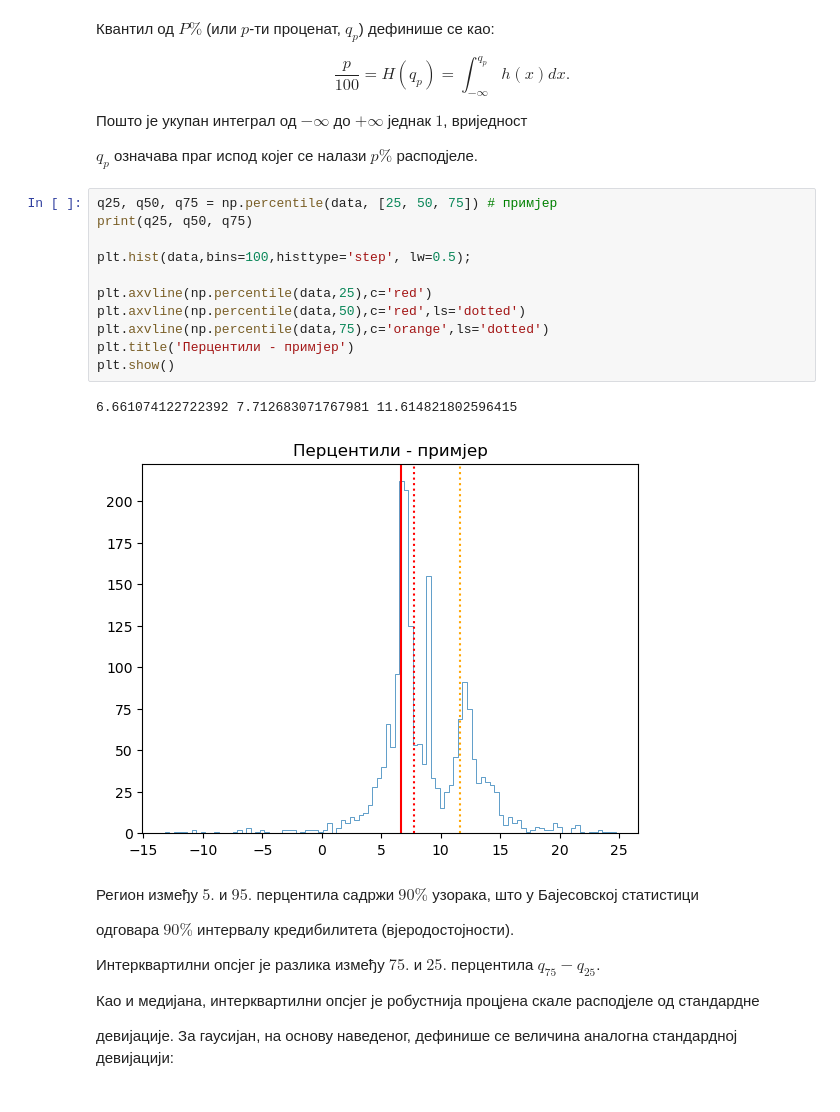
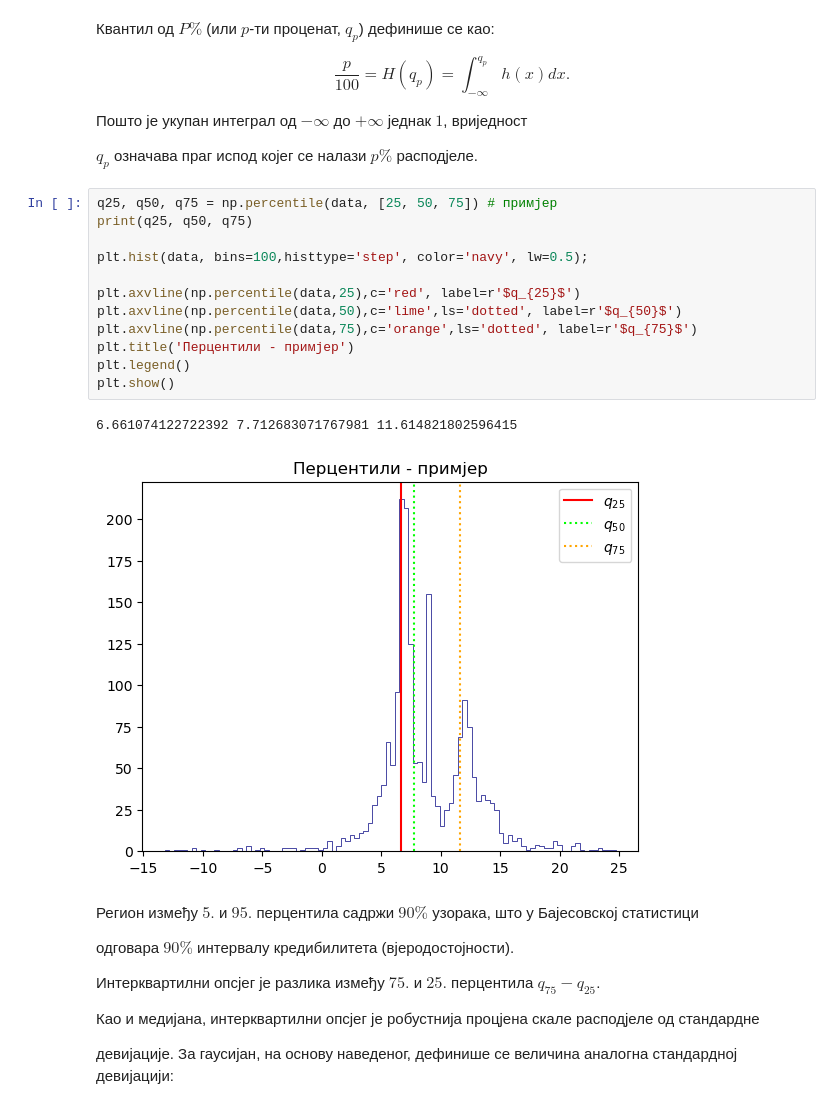
Before and after one commit to zorzeus/Astrostatistika, a Jupyter notebook: as_02.ipynb, the cells around one changed output. Saved outputs shown, nothing was run; the diff lists cells and outputs as text.

```diff
--- a/as_02.ipynb
+++ b/as_02.ipynb
@@ -252,17 +252,18 @@ $q_p$ означава праг испод којег се налази $p\%$ р
 # %%
 q25, q50, q75 = np.percentile(data, [25, 50, 75]) # примјер
 print(q25, q50, q75)
 
-plt.hist(data,bins=100,histtype='step', lw=0.5);
+plt.hist(data, bins=100,histtype='step', color='navy', lw=0.5);
 
-plt.axvline(np.percentile(data,25),c='red')
-plt.axvline(np.percentile(data,50),c='red',ls='dotted')
-plt.axvline(np.percentile(data,75),c='orange',ls='dotted')
+plt.axvline(np.percentile(data,25),c='red', label=r'$q_{25}$')
+plt.axvline(np.percentile(data,50),c='lime',ls='dotted', label=r'$q_{50}$')
+plt.axvline(np.percentile(data,75),c='orange',ls='dotted', label=r'$q_{75}$')
 plt.title('Перцентили - примјер')
+plt.legend()
 plt.show()
 # %% [output]
 6.661074122722392 7.712683071767981 11.614821802596415
-[figure, old version]
+[figure, new version]
 # %% [markdown]
 Регион између $5.$ и $95.$ перцентила садржи $90\%$ узорака, што у Бајесовској статистици
 
```
Also changed, not shown: parts of 4 cells of this notebook.
